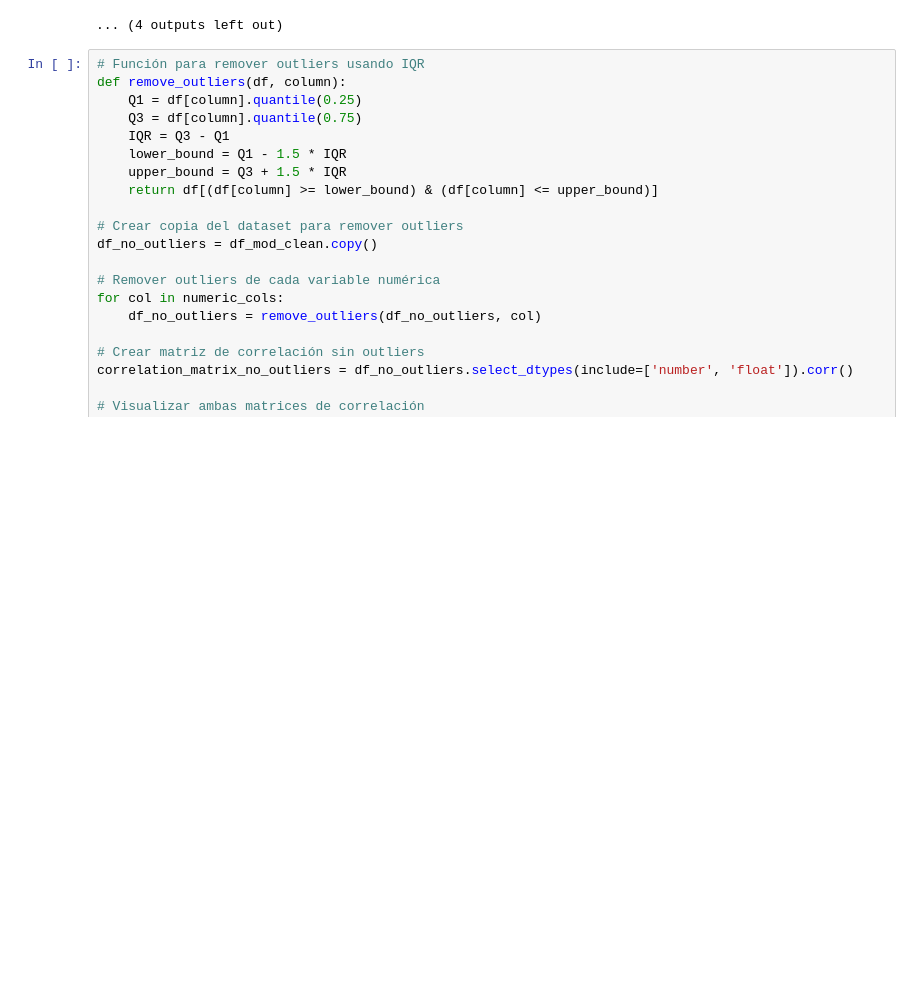
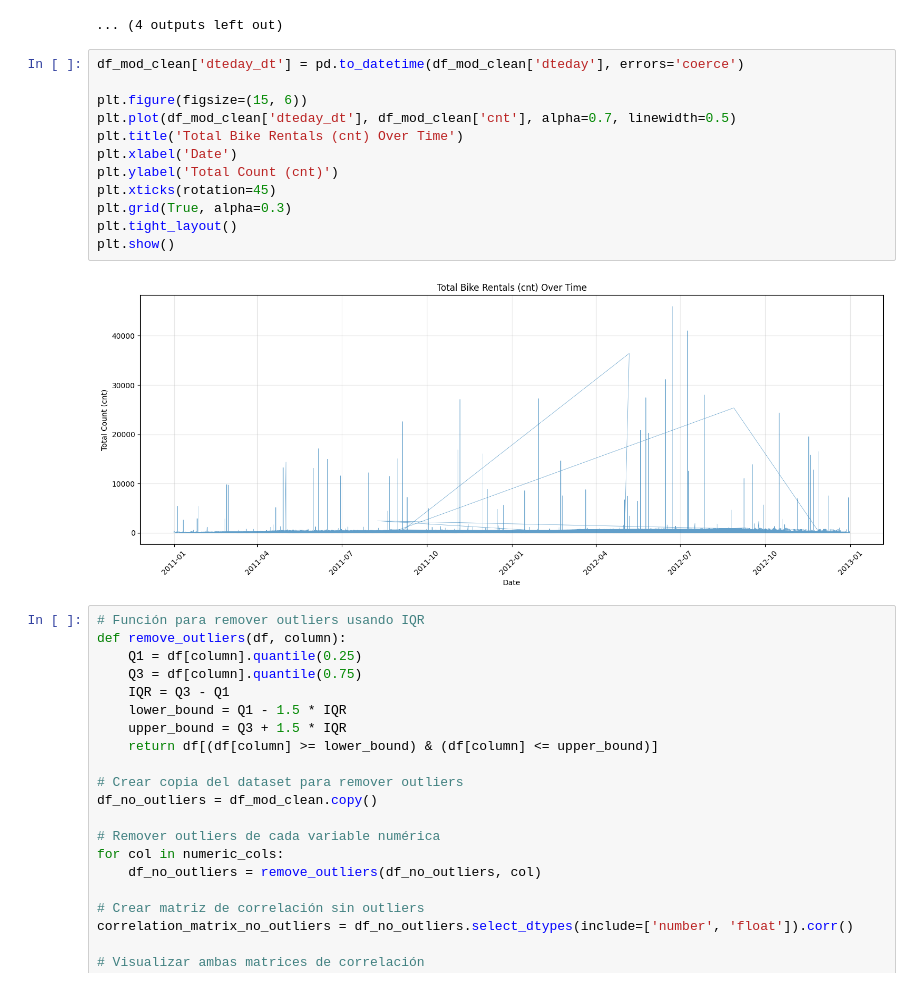
Before and after one commit to alcalderagl/bike_sharing_mlops, a Jupyter notebook: notebooks/00_eda.ipynb, the cells around one changed output. Saved outputs shown, nothing was run; the diff lists cells and outputs as text; blank space fills up the shorter version.

```diff
--- a/notebooks/00_eda.ipynb
+++ b/notebooks/00_eda.ipynb
@@ -543,6 +547,20 @@ for col in numeric_cols:
 [figure]
 [figure]
 ... (4 outputs left out)
+# %%
+df_mod_clean['dteday_dt'] = pd.to_datetime(df_mod_clean['dteday'], errors='coerce')
+
+plt.figure(figsize=(15, 6))
+plt.plot(df_mod_clean['dteday_dt'], df_mod_clean['cnt'], alpha=0.7, linewidth=0.5)
+plt.title('Total Bike Rentals (cnt) Over Time')
+plt.xlabel('Date')
+plt.ylabel('Total Count (cnt)')
+plt.xticks(rotation=45)
+plt.grid(True, alpha=0.3)
+plt.tight_layout()
+plt.show()
+# %% [output]
+[figure, added]
 # %%
 # Función para remover outliers usando IQR
 def remove_outliers(df, column):
```
Also changed, not shown: parts of 1 cell of this notebook, 2 other files.
